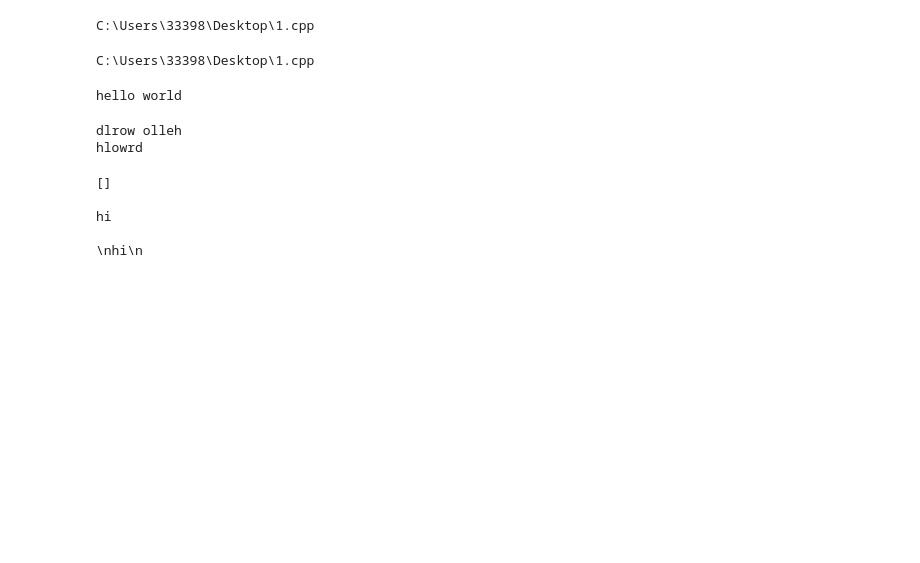
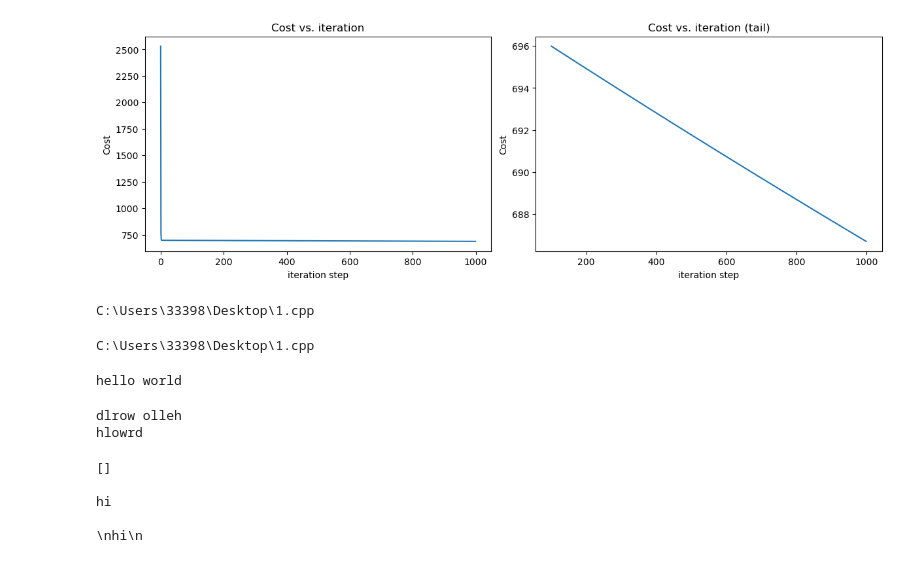
Before and after one commit to emptystack1024/MyPythonProject, a Jupyter notebook: 代码测试.ipynb, the cells around one changed output. Saved outputs shown, nothing was run; the diff lists cells and outputs as text; code cells hidden in the pictures; blank space fills up the shorter version.

```diff
--- a/代码测试.ipynb
+++ b/代码测试.ipynb
@@ -9,0 +35,20 @@ hello world
+# %%
+def compute_cost(X, y, w, b):
+    """
+    compute cost
+    Args:
+      X (ndarray (m,n)): Data, m examples with n features
+      y (ndarray (m,)) : target values
+      w (ndarray (n,)) : model parameters
+      b (scalar)       : model parameter
+
+    Returns:
+      cost (scalar): cost
+    """
+    m = X.shape[0]
+    cost = 0.0
+    for i in range(m):
+        f_wb_i = np.dot(X[i], w) + b           #(n,)(n,) = scalar (see np.dot)
+        cost = cost + (f_wb_i - y[i])**2       #scalar
+    cost = cost / (2 * m)                      #scalar
+    return cost
@@ -9,0 +126,70 @@ hello world
+# %%
+import numpy as np
+import math,copy
+import matplotlib.pyplot as plt
+
+X_train = np.array([[2104, 5, 1, 45], [1416, 3, 2, 40], [852, 2, 1, 35]])
+y_train = np.array([460, 232, 178])
+
+# data is stored in numpy array/matrix
+print(f"X Shape: {X_train.shape}, X Type:{type(X_train)})")
+print(X_train)
+print(f"y Shape: {y_train.shape}, y Type:{type(y_train)})")
+print(y_train)
+print()
+
+b_init = 785.1811367994083
+w_init = np.array([ 0.39133535, 18.75376741, -53.36032453, -26.42131618])
+print(f"w_init shape: {w_init.shape}, b_init type: {type(b_init)}")
+print()
+
+# get a row from our training data
+x_vec = X_train[0,:]
+print(f"x_vec shape {x_vec.shape}, x_vec value: {x_vec}")
+
+# make a prediction
+f_wb = predict_single_loop(x_vec, w_init, b_init)
+print(f"f_wb shape {f_wb.shape}, prediction: {f_wb}")
+print()
+
+# get a row from our training data
+x_vec = X_train[0,:]
+print(f"x_vec shape {x_vec.shape}, x_vec value: {x_vec}")
+
+# make a prediction
+f_wb = predict(x_vec,w_init, b_init)
+print(f"f_wb shape {f_wb.shape}, prediction: {f_wb}")
+
+# Compute and display cost using our pre-chosen optimal parameters.
+cost = compute_cost(X_train, y_train, w_init, b_init)
+print(f'Cost at optimal w : {cost}')
+
+#Compute and display gradient
+tmp_dj_db, tmp_dj_dw = compute_gradient(X_train, y_train, w_init, b_init)
+print(f'dj_db at initial w,b: {tmp_dj_db}')
+print(f'dj_dw at initial w,b: \n {tmp_dj_dw}')
+
+# initialize parameters
+initial_w = np.zeros_like(w_init)
+initial_b = 0.
+# some gradient descent settings
+iterations = 1000
+alpha = 5.0e-7
+# run gradient descent
+w_final, b_final, J_hist = gradient_descent(X_train, y_train, initial_w, initial_b,
+                                            compute_cost, compute_gradient,
+                                            alpha, iterations)
+print(f"b,w found by gradient descent: {b_final:0.2f},{w_final} ")
+m,_ = X_train.shape
+for i in range(m):
+    print(f"prediction: {np.dot(X_train[i], w_final) + b_final:0.2f}, target value: {y_train[i]}")
+
+# plot cost versus iteration
+fig, (ax1, ax2) = plt.subplots(1, 2, constrained_layout=True, figsize=(12, 4))
+ax1.plot(J_hist)
+ax2.plot(100 + np.arange(len(J_hist[100:])), J_hist[100:])
+ax1.set_title("Cost vs. iteration");  ax2.set_title("Cost vs. iteration (tail)")
+ax1.set_ylabel('Cost')             ;  ax2.set_ylabel('Cost')
+ax1.set_xlabel('iteration step')   ;  ax2.set_xlabel('iteration step')
+plt.show()
+# %% [output]
@@ -10,3 +213,4 @@ hello world
+[figure, added]
 # %%
 print("C:\\Users\\33398\\Desktop\\1.cpp")
 # %% [output]
```
Also changed, not shown: parts of 6 cells of this notebook, 4 other files.
